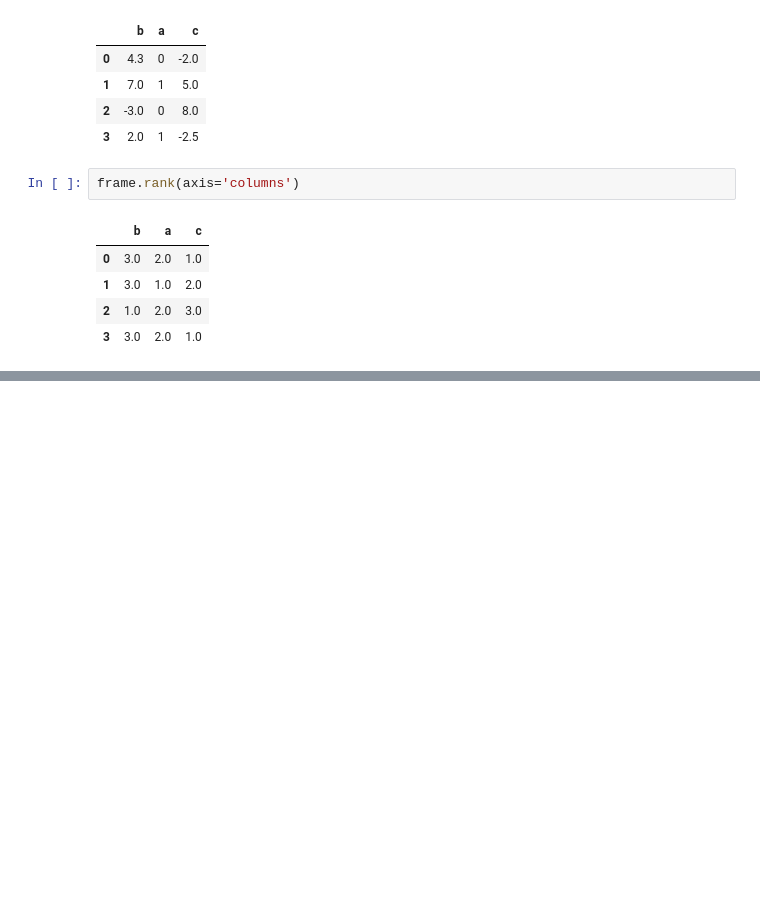
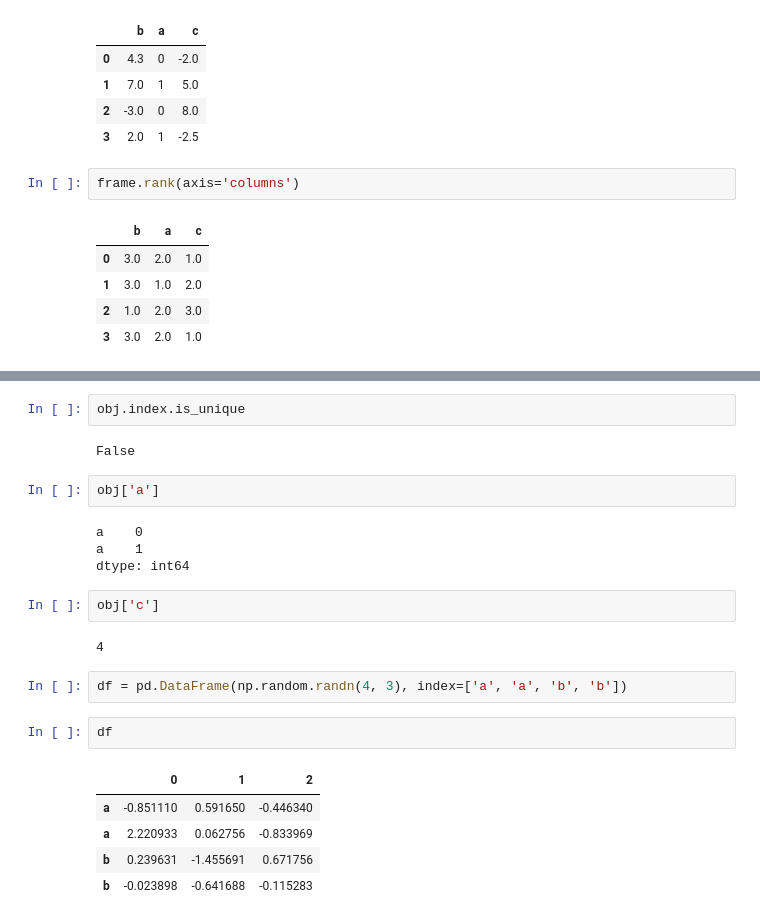
Before and after one commit to Efe-C-3/WesCh5, a Jupyter notebook: Chapter5WorkAlong.ipynb, the cells around one changed output, grey strips where cells are left out. Drawn from its saved outputs; the diff is of its cells as text; blank space fills up the shorter version.

```diff
--- a/Chapter5WorkAlong.ipynb
+++ b/Chapter5WorkAlong.ipynb
@@ -1231,0 +1245,24 @@ frame.rank(axis='columns')
+# %%
+obj.index.is_unique
+# %% [output]
+False
+# %%
+obj['a']
+# %% [output]
+a    0
+a    1
+dtype: int64
+# %%
+obj['c']
+# %% [output]
+4
+# %%
+df = pd.DataFrame(np.random.randn(4, 3), index=['a', 'a', 'b', 'b'])
+# %%
+df
+# %% [output]
+|  | 0 | 1 | 2 |
+| a | -0.851110 | 0.591650 | -0.446340 |
+| a | 2.220933 | 0.062756 | -0.833969 |
+| b | 0.239631 | -1.455691 | 0.671756 |
+| b | -0.023898 | -0.641688 | -0.115283 |
```
Also changed, not shown: parts of 18 cells of this notebook.
